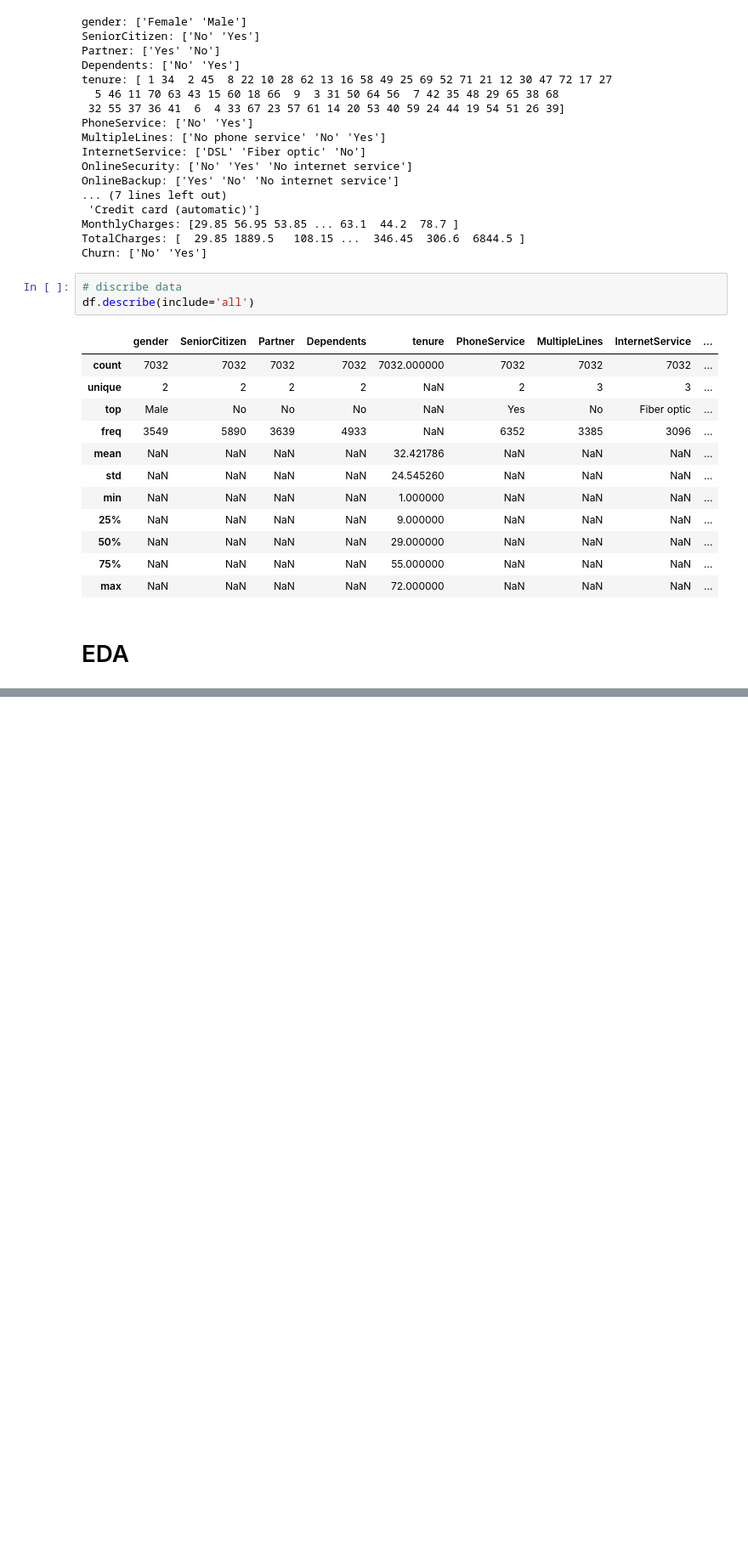
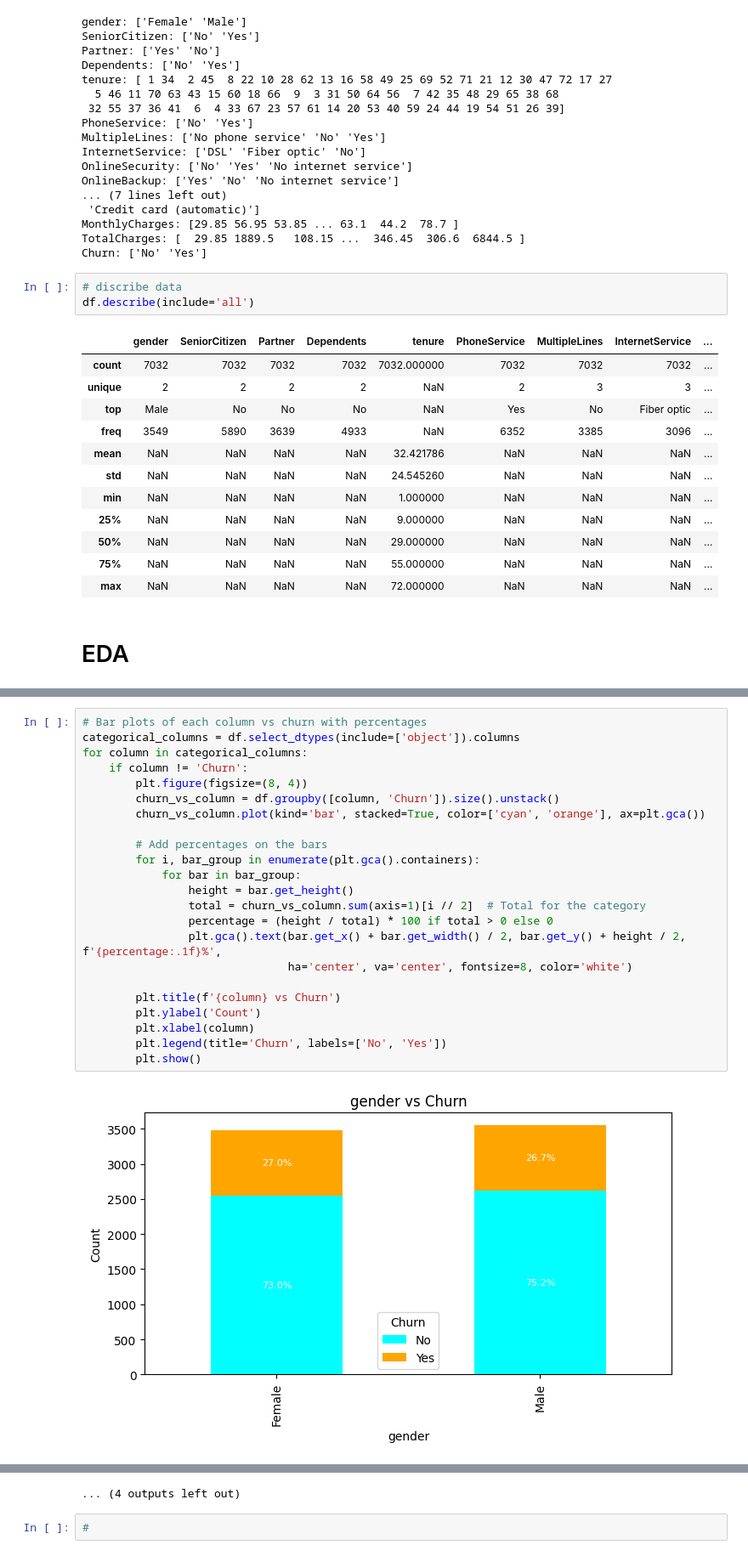
Before and after one commit to itayriche/customer_churn_prediction, a Jupyter notebook: Churn_prediction.ipynb, the cells around one changed output, grey strips where cells are left out. Shown: that part at 85% size. Saved outputs shown, nothing was run; the diff lists cells and outputs as text; blank space fills up the shorter version.

```diff
--- a/Churn_prediction.ipynb
+++ b/Churn_prediction.ipynb
@@ -203,0 +229,25 @@ df.describe(include='all')
+# %%
+# Bar plots of each column vs churn with percentages
+categorical_columns = df.select_dtypes(include=['object']).columns
+for column in categorical_columns:
+    if column != 'Churn':
+        plt.figure(figsize=(8, 4))
+        churn_vs_column = df.groupby([column, 'Churn']).size().unstack()
+        churn_vs_column.plot(kind='bar', stacked=True, color=['cyan', 'orange'], ax=plt.gca())
+
+        # Add percentages on the bars
+        for i, bar_group in enumerate(plt.gca().containers):
+            for bar in bar_group:
+                height = bar.get_height()
+                total = churn_vs_column.sum(axis=1)[i // 2]  # Total for the category
+                percentage = (height / total) * 100 if total > 0 else 0
+                plt.gca().text(bar.get_x() + bar.get_width() / 2, bar.get_y() + height / 2, f'{percentage:.1f}%',
+                               ha='center', va='center', fontsize=8, color='white')
+
+        plt.title(f'{column} vs Churn')
+        plt.ylabel('Count')
+        plt.xlabel(column)
+        plt.legend(title='Churn', labels=['No', 'Yes'])
+        plt.show()
+# %% [output]
+[figure, added]
@@ -203,0 +265,3 @@ df.describe(include='all')
+... (4 outputs left out)
+# %%
+#
```
Also changed, not shown: parts of 3 cells of this notebook.
